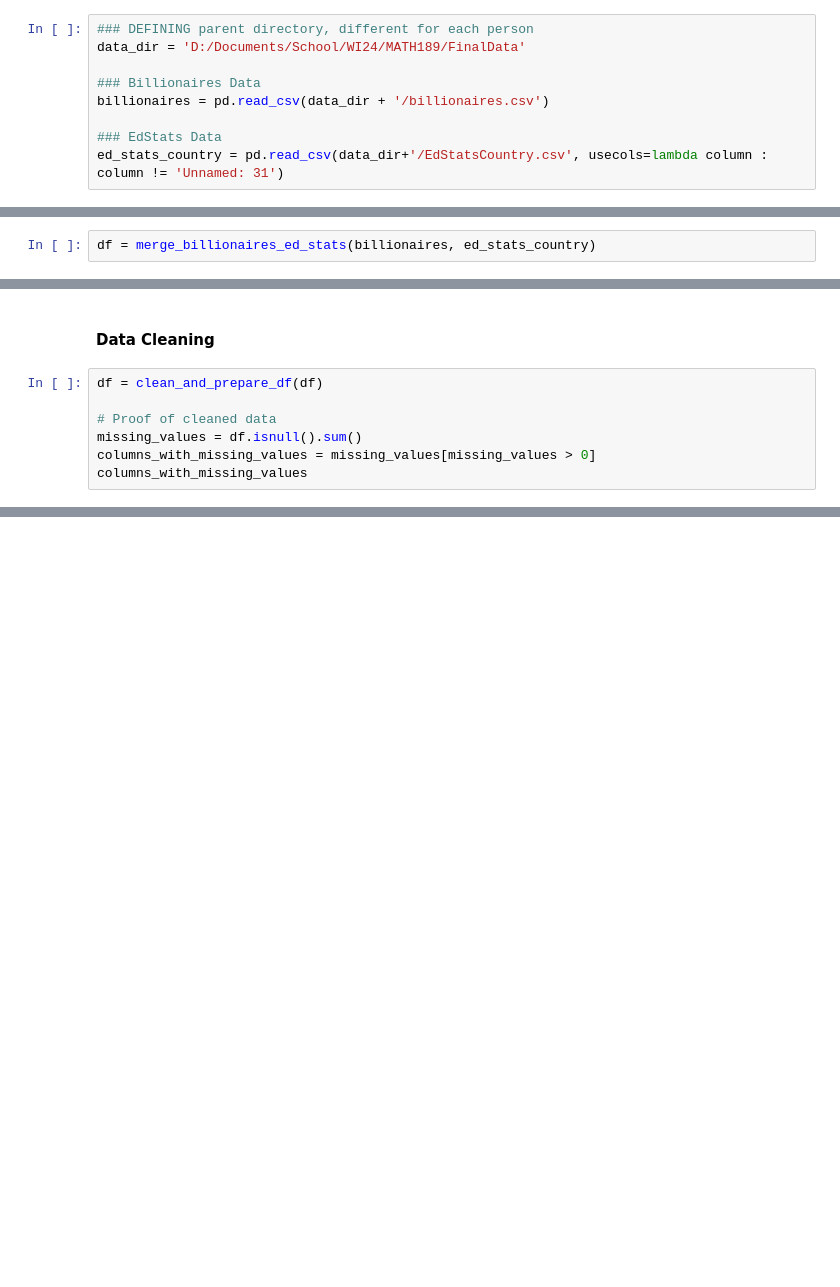
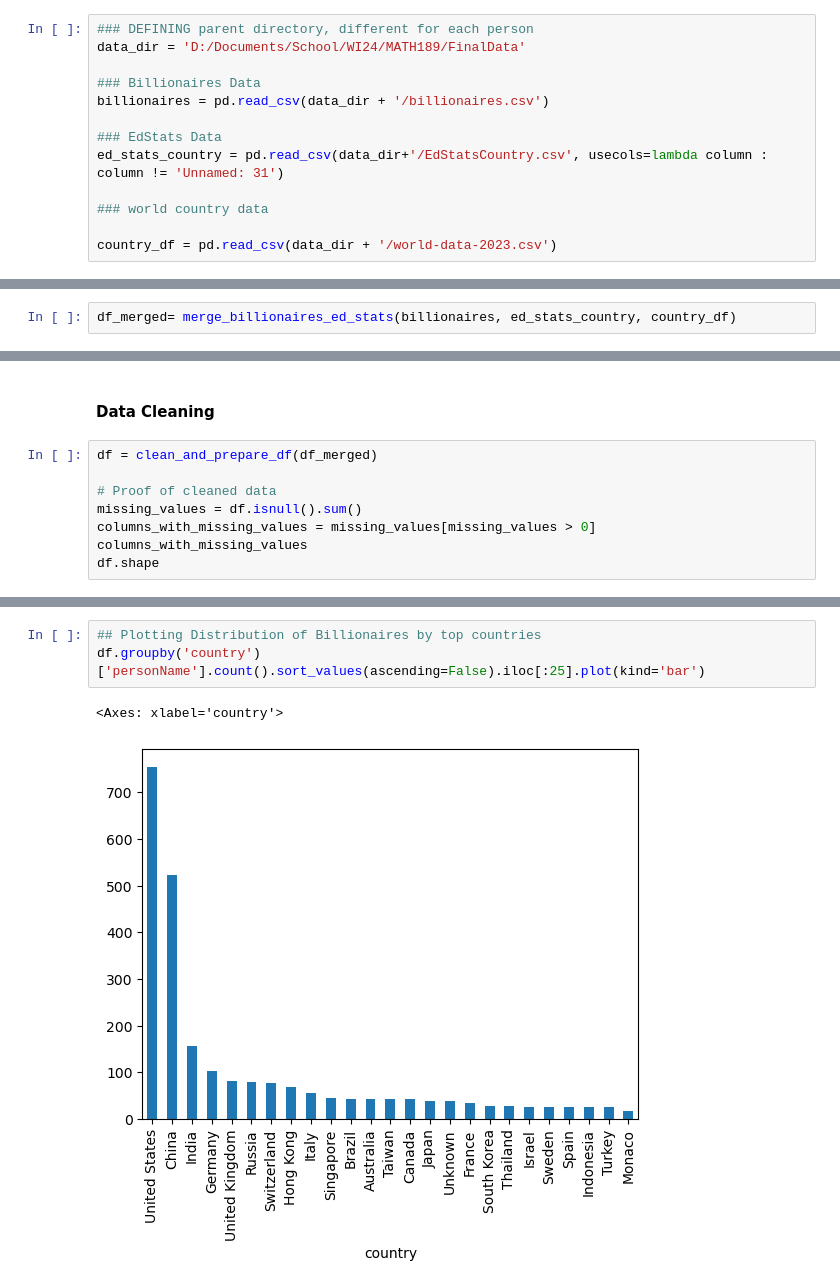
Before and after one commit to angrybeanz/MATH189FinalFork, a Jupyter notebook: code.ipynb, the cells around one changed output, grey strips where cells are left out. Cells and saved outputs as stored; diff of their text form; blank space fills up the shorter version.

Commit message:
country_df to merge implemented

```diff
--- a/code.ipynb
+++ b/code.ipynb
@@ -31,19 +31,24 @@ billionaires = pd.read_csv(data_dir + '/billionaires.csv')
 
 ### EdStats Data
 ed_stats_country = pd.read_csv(data_dir+'/EdStatsCountry.csv', usecols=lambda column : column != 'Unnamed: 31')
+
+### world country data
+
+country_df = pd.read_csv(data_dir + '/world-data-2023.csv')
 # %% [markdown]
 ## Cleaning
 # %%
-df = merge_billionaires_ed_stats(billionaires, ed_stats_country)
+df_merged= merge_billionaires_ed_stats(billionaires, ed_stats_country, country_df)
 # %% [markdown]
 ## EDA
 # %% [markdown]
 #### Data Cleaning
 # %%
-df = clean_and_prepare_df(df)
+df = clean_and_prepare_df(df_merged)
 
 # Proof of cleaned data
 missing_values = df.isnull().sum()
 columns_with_missing_values = missing_values[missing_values > 0]
 columns_with_missing_values
+df.shape
 # %% [output]
@@ -50,0 +58,6 @@ Series([], dtype: int64)
+# %%
+## Plotting Distribution of Billionaires by top countries
+df.groupby('country')['personName'].count().sort_values(ascending=False).iloc[:25].plot(kind='bar')
+# %% [output]
+<Axes: xlabel='country'>
+[figure, added]
```
Also changed, not shown: parts of 2 cells of this notebook, 1 other file.
